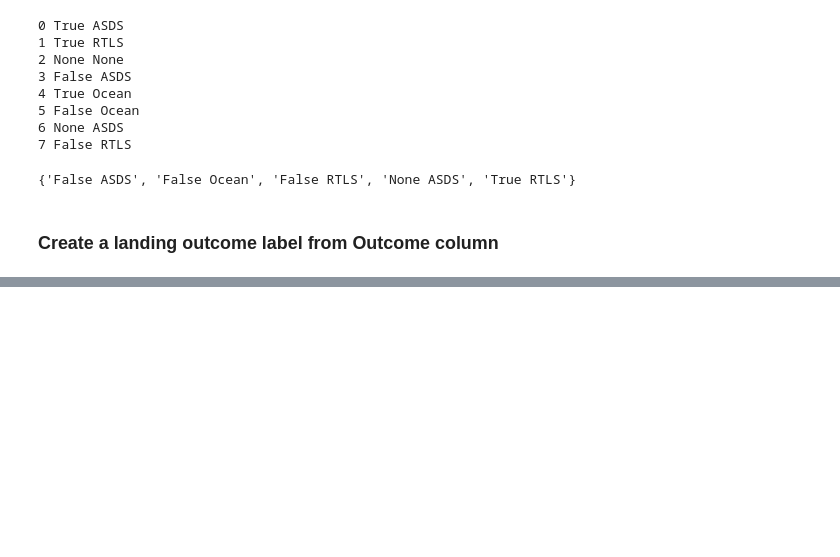
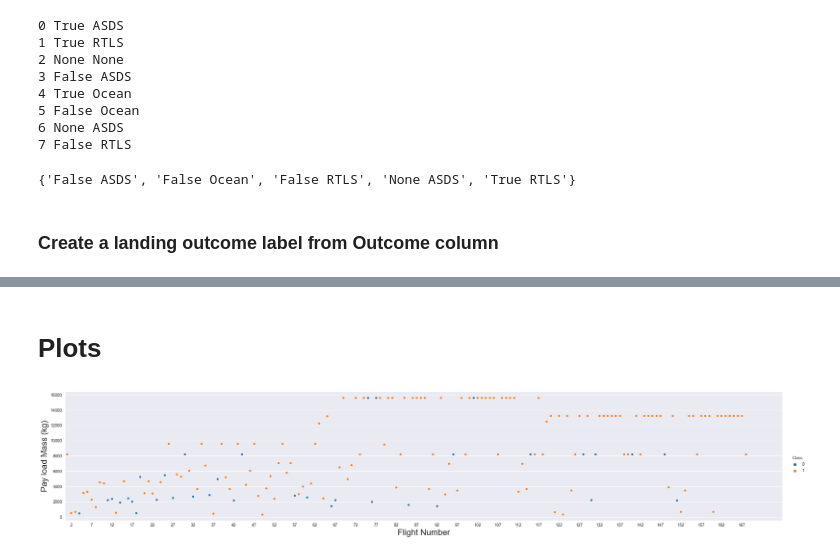
Before and after one commit to NimaPourmoradi/SpaceX_Falcone9, a Jupyter notebook: SpaceX.ipynb, the cells around one changed output, grey strips where cells are left out. Saved outputs shown, nothing was run; the diff lists cells and outputs as text; code cells hidden in the pictures; blank space fills up the shorter version.

Commit message:
Part3
Plotting
One Hot Encoder

```diff
--- a/SpaceX.ipynb
+++ b/SpaceX.ipynb
@@ -405,3 +405,4 @@ bad_outcomes
 # landing_class = 1 otherwise
 
 landing_class = df['Outcome'].map(lambda x: 0 if x in bad_outcomes else 1)
+df['Class']=landing_class
@@ -407,0 +431,9 @@ landing_class = df['Outcome'].map(lambda x: 0 if x in bad_outcomes else 1)
+# %% [markdown]
+# Plots
+# %%
+sns.catplot(y="PayloadMass", x="FlightNumber", hue="Class", data=df, aspect = 5).set(xticks=np.arange(1, 180, 5))
+plt.xlabel("Flight Number",fontsize=20)
+plt.ylabel("Pay load Mass (kg)",fontsize=20)
+plt.show()
+# %% [output]
+[figure, added]
```
Also changed, not shown: parts of 13 cells of this notebook.
